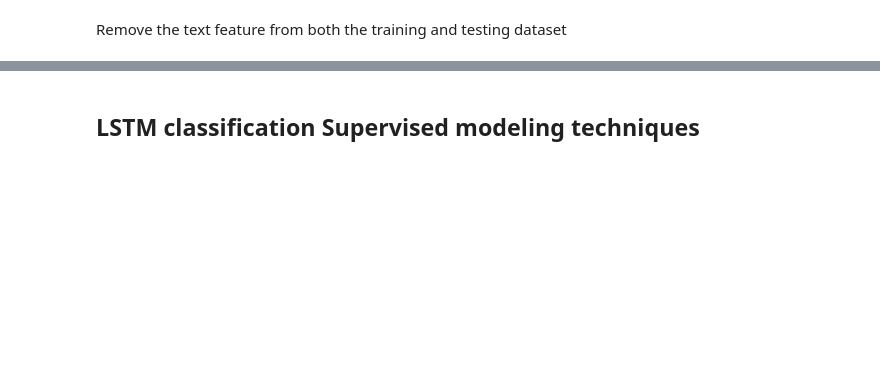
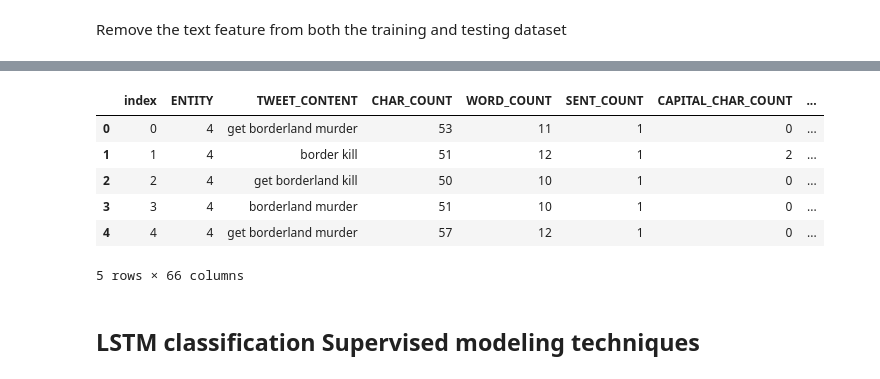
Before and after one commit to phdata/sentiment_analysis, a Jupyter notebook: notebooks/sentiment_analysis_in_tweet.ipynb, the cells around one changed output, grey strips where cells are left out. Saved outputs shown, nothing was run; the diff lists cells and outputs as text; code cells hidden in the pictures; blank space fills up the shorter version.

```diff
--- a/notebooks/sentiment_analysis_in_tweet.ipynb
+++ b/notebooks/sentiment_analysis_in_tweet.ipynb
@@ -697,3 +783,35 @@ disp.plot()
+# %%
+# Apply the model and write out to visualize
+rf_full = full_df
+rf_full = rf_full.reset_index()
+# rf_tweets = rf_full[['index','TWEET_CONTENT']]
+rf_sub = rf_full.drop(columns={'index', 'TWEET_CONTENT'})
+
+y_full_pred = model.predict(rf_sub)
+y_full_pred_labels = ids_to_names(y_full_pred)
+y_full_actual_labels = ids_to_names(y_full)
+
+rf_predicted = pd.DataFrame(y_full_pred_labels).reset_index()
+rf_predicted = rf_predicted.rename(columns={0:'PREDICTED_SENTIMENT'})
+
+rf_actuals = pd.DataFrame(y_full_actual_labels).reset_index()
+rf_actuals = rf_actuals.rename(columns={0:'ACTUAL_SENTIMENT'})
+
+
+rf_full = rf_full.merge(rf_actuals, on=['index'], how='left')
+rf_full = rf_full.merge(rf_predicted, on=['index'], how='left')
+
+rf_full.to_csv('../data/applied_models/random_forest_results.csv')
+
+rf_full.head()
+# %% [output]
+|  | index | ENTITY | TWEET_CONTENT | CHAR_COUNT | WORD_COUNT | SENT_COUNT | CAPITAL_CHAR_COUNT | ... |
+| 0 | 0 | 4 | get borderland murder | 53 | 11 | 1 | 0 | ... |
+| 1 | 1 | 4 | border kill | 51 | 12 | 1 | 2 | ... |
+| 2 | 2 | 4 | get borderland kill | 50 | 10 | 1 | 0 | ... |
+| 3 | 3 | 4 | borderland murder | 51 | 10 | 1 | 0 | ... |
+| 4 | 4 | 4 | get borderland murder | 57 | 12 | 1 | 0 | ... |
+5 rows × 66 columns
 # %% [markdown]
 ## LSTM classification Supervised modeling techniques
 # %% [markdown]
```
Also changed, not shown: parts of 76 cells of this notebook, 4 other files.
